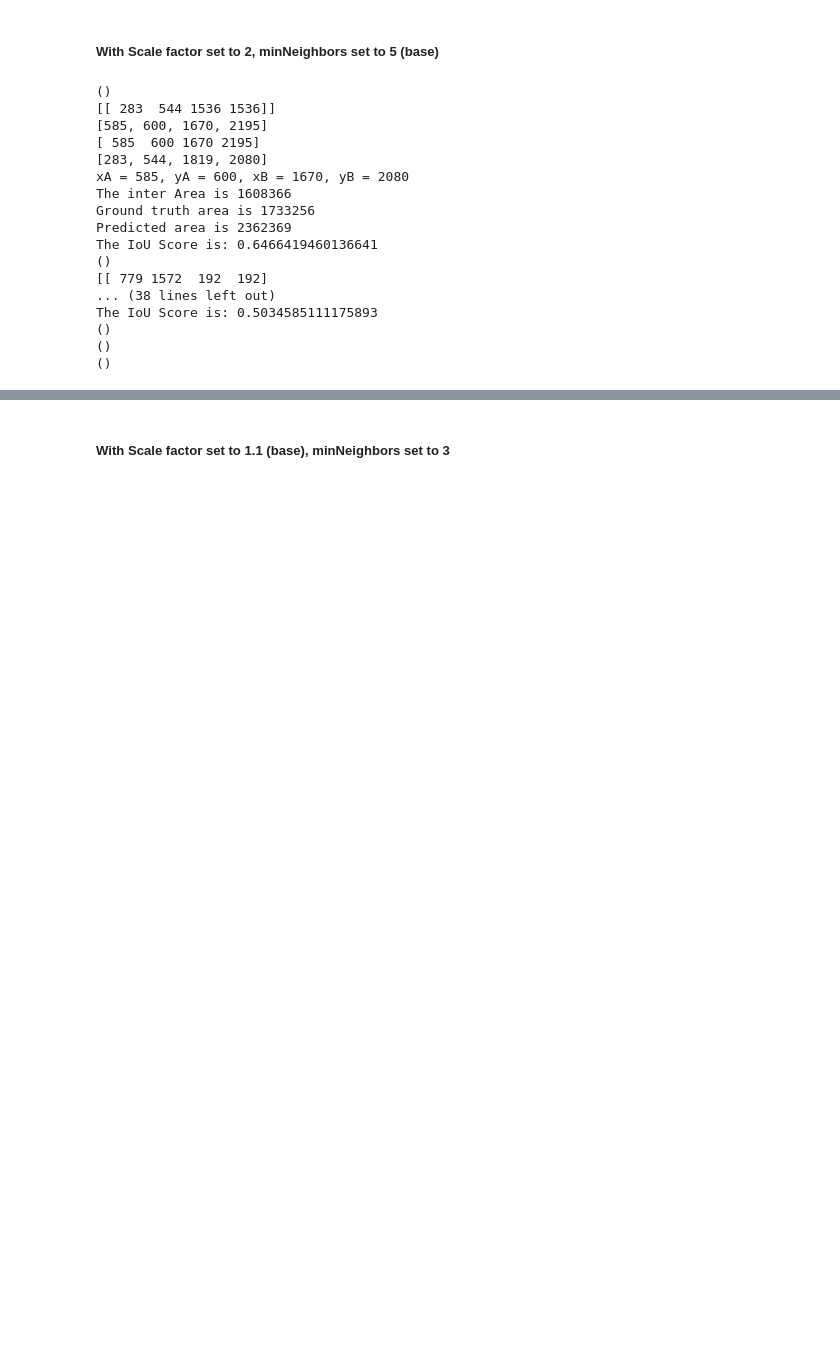
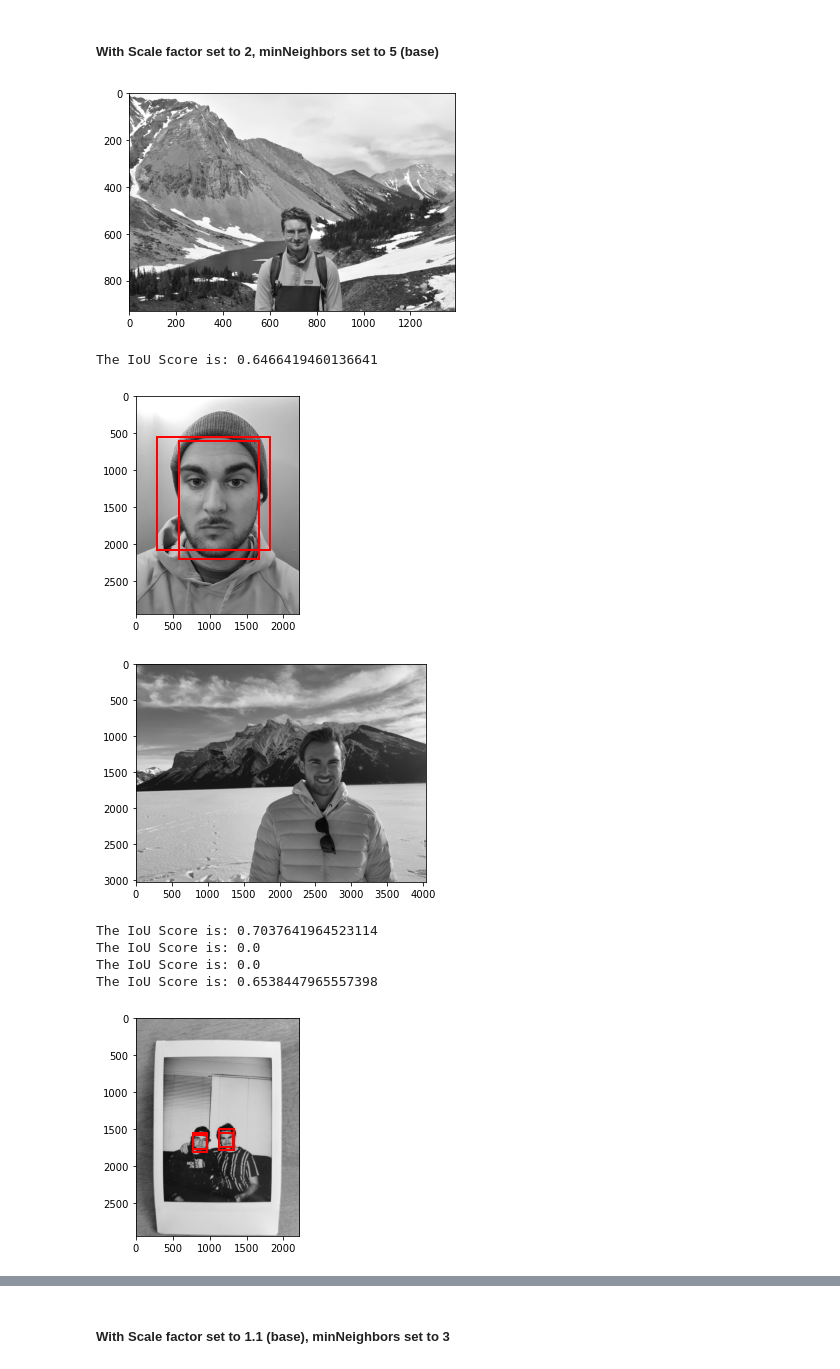
Before and after one commit to aidanjoh/Facial-Detection-Methods, a Jupyter notebook: FacialDetection-AidanJohnson&CameronFaith.ipynb, the cells around one changed output, grey strips where cells are left out. Cells and saved outputs as stored; diff of their text form; code cells hidden in the pictures; blank space fills up the shorter version.

```diff
--- a/FacialDetection-AidanJohnson&CameronFaith.ipynb
+++ b/FacialDetection-AidanJohnson&CameronFaith.ipynb
@@ -288,45 +294,40 @@ The IoU Score is: 0.0
 # %%
 for imageNum in range(1,10):
     imagePath = f"Images/personal/{imageNum}.jpg"
     grayImage = convertImageToGrayScale(imagePath)
+    #viewImage(grayImage)
     faces = haarsFaceDetect(faceCascade, grayImage, minSize=(30,30), scaleFactor=2, minNeighbors=5)
+
+    # print(faces)
+    boundingBoxes = []
 
     # Draw a rectangle around the faces
     for (x, y, w, h) in faces:
-        cv2.rectangle(grayImage, (x, y), (x+w, y+h), (0, 255, 0), 5)
+        boundingBoxes.append([x,y,w,h])
         predictedBox = [x, y, x+w, y+h]
+
         iouScores = []
-        if len(groundTrueBoundingBox[imageNum]) == 1:
-            cv2.rectangle(grayImage, (groundTrueBoundingBox[imageNum][0][0], groundTrueBoundingBox[imageNum][0][1]), \
-                                    (groundTrueBoundingBox[imageNum][0][2], groundTrueBoundingBox[imageNum][0][3]), (0, 0, 255), 5)
-            iouScore = calcIntersectiontionOverUnion(np.array(groundTrueBoundingBox[imageNum][0]), predictedBox)
+        # if len(groundTrueBoundingBox[imageNum]) == 1:
+        #     print(groundTrueBoundingBox[imageNum][0])
+        #     cv2.rectangle(grayImage, (groundTrueBoundingBox[imageNum][0][0], groundTrueBoundingBox[imageNum][0][1]), \
+        #                             (groundTrueBoundingBox[imageNum][0][2], groundTrueBoundingBox[imageNum][0][3]), (0, 0, 255), 5)
+        #     iouScore = calcIntersectiontionOverUnion(np.array(groundTrueBoundingBox[imageNum][0]), predictedBox)
+        #     print(f"The IoU Score is: {iouScore}")
+        # else:
+        for groundTruthBB in groundTrueBoundingBox[imageNum]:
+            boundingBoxes.append([groundTruthBB[0], groundTruthBB[1], groundTruthBB[2]-groundTruthBB[0], groundTruthBB[3]-groundTruthBB[1]])
+            iouScore = calcIntersectiontionOverUnion(np.array(groundTruthBB), predictedBox)
             print(f"The IoU Score is: {iouScore}")
-        else:
-            for groundTruthBB in groundTrueBoundingBox[imageNum]:
-                cv2.rectangle(grayImage, (groundTruthBB[0], groundTruthBB[1]), \
-                    (groundTruthBB[2], groundTruthBB[3]), (0, 0, 255), 5)
-                iouScore = calcIntersectiontionOverUnion(np.array(groundTruthBB), predictedBox)
-                print(f"The IoU Score is: {iouScore}")
 
-    # Display the resulting picture with the detected bounding box(es)
-    cv2.imshow('Face Detection', grayImage)
-    cv2.waitKey(0)
-    cv2.destroyAllWindows()
+    #Displaying the facial detection
+    plotRectangle(grayImage, boundingBoxes)
 # %% [output]
+[figure, added]
-()
-[[ 283  544 1536 1536]]
-[585, 600, 1670, 2195]
-[ 585  600 1670 2195]
-[283, 544, 1819, 2080]
-xA = 585, yA = 600, xB = 1670, yB = 2080
-The inter Area is 1608366
-Ground truth area is 1733256
-Predicted area is 2362369
 The IoU Score is: 0.6466419460136641
-()
-[[ 779 1572  192  192]
-... (38 lines left out)
-The IoU Score is: 0.5034585111175893
-()
-()
-()
+[figure, added]
+[figure, added]
+The IoU Score is: 0.7037641964523114
+The IoU Score is: 0.0
+The IoU Score is: 0.0
+The IoU Score is: 0.6538447965557398
+[figure, added]
```
Also changed, not shown: parts of 5 cells of this notebook.
